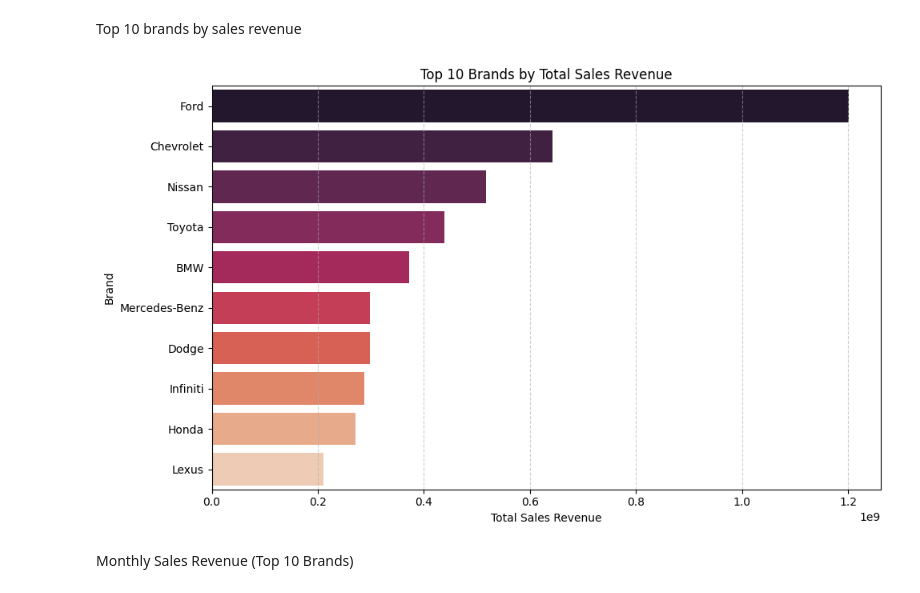
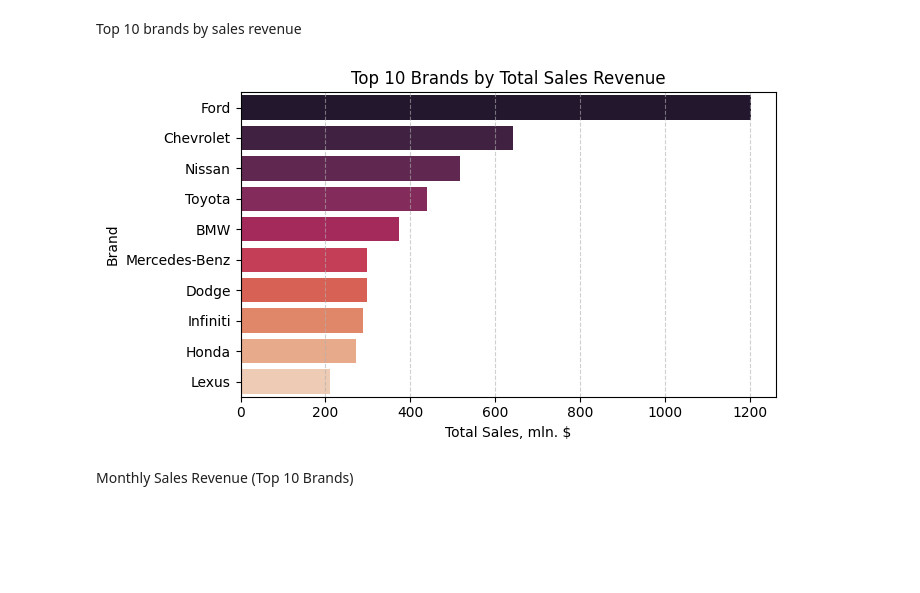
Before and after one commit to Angelika3108/Vehicle-Car-Sales, a Jupyter notebook: vehicle_sales.ipynb, the cells around one changed output. Saved outputs shown, nothing was run; the diff lists cells and outputs as text; code cells hidden in the pictures; blank space fills up the shorter version.

Commit message:
edited charts and readme

```diff
--- a/vehicle_sales.ipynb
+++ b/vehicle_sales.ipynb
@@ -54,28 +54,28 @@ Top 10 brands by sales revenue
 # %%
 import matplotlib.pyplot as plt
 import seaborn as sns
 
 # 3. here we group sales only by brand
 brand_revenue = (
     vehicles.groupby('make')['sellingprice']
     .sum()
     .sort_values(ascending=False)
-    .head(10)
+    .head(10)/ 1e6  # Convert to millions
 )
 
 # 4. Plot bar chart
-plt.figure(figsize=(10, 6))
+plt.figure(figsize=(7, 4))
 sns.barplot(x=brand_revenue.values, y=brand_revenue.index, hue=brand_revenue.index, palette='rocket', legend=False)
 
 plt.title('Top 10 Brands by Total Sales Revenue')
-plt.xlabel('Total Sales Revenue')
+plt.xlabel('Total Sales, mln. $')
 plt.ylabel('Brand')
 plt.grid(axis='x', linestyle='--', alpha=0.6)
 plt.tight_layout()
 plt.savefig('output/Top10brandsbysales.jpg', format='jpg', dpi=300)
 plt.show()
 # %% [output]
-[figure, old version]
+[figure, new version]
 # %% [markdown]
 Monthly Sales Revenue (Top 10 Brands)
 # %%
```
Also changed, not shown: parts of 6 cells of this notebook, 4 other files.
